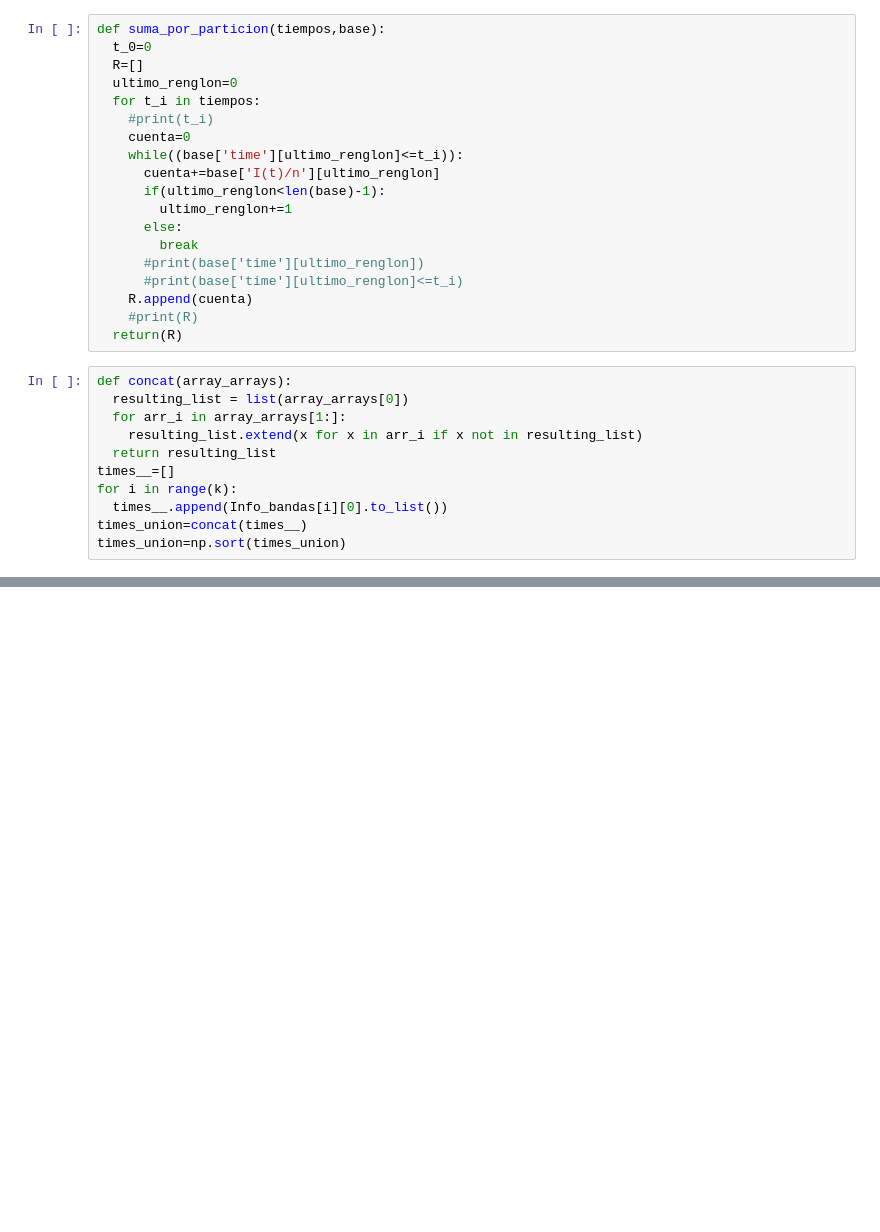
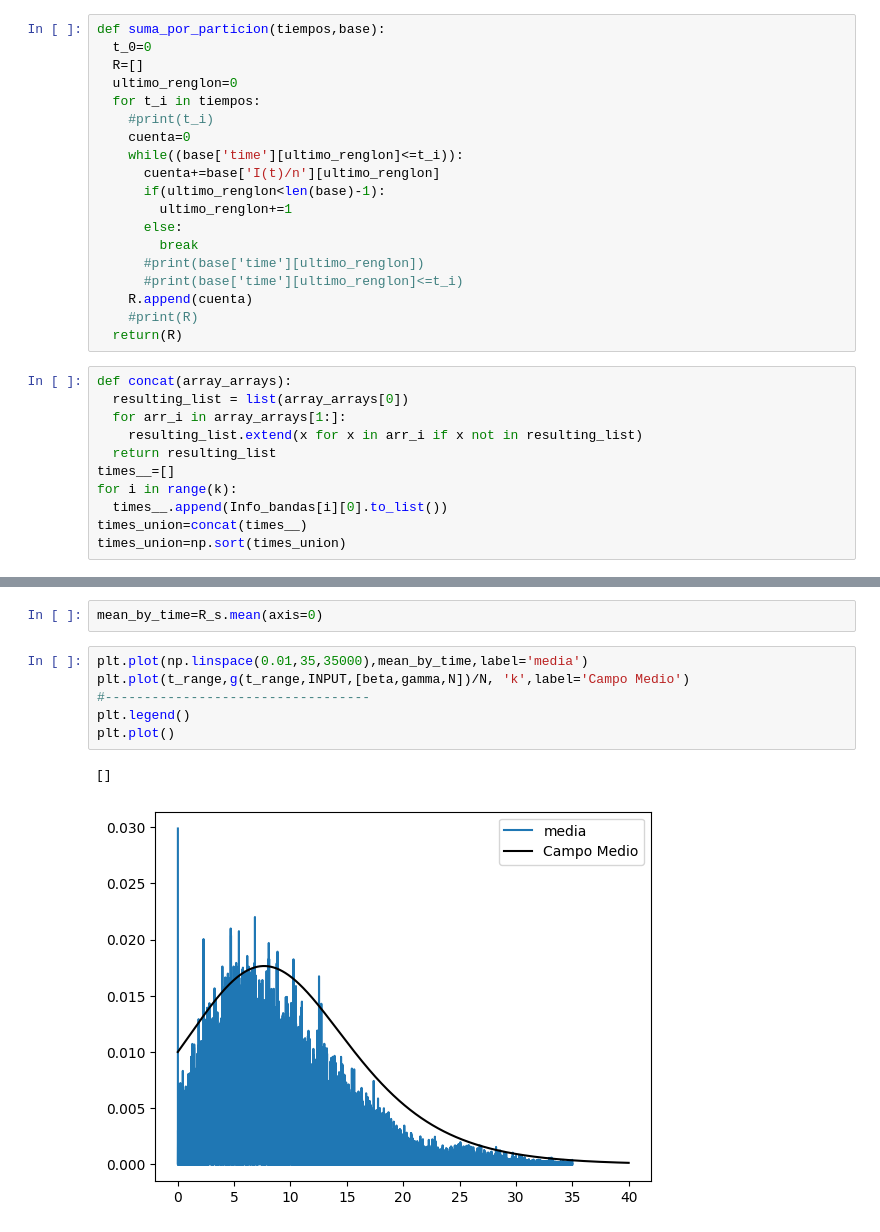
Before and after one commit to JairEsc/Mat_Apl_2, a Jupyter notebook: T_bandas_simulaciones.ipynb, the cells around one changed output, grey strips where cells are left out. Drawn from its saved outputs; the diff is of its cells as text; blank space fills up the shorter version.

```diff
--- a/T_bandas_simulaciones.ipynb
+++ b/T_bandas_simulaciones.ipynb
@@ -133,0 +128,11 @@ mean_by_time
+# %%
+mean_by_time=R_s.mean(axis=0)
+# %%
+plt.plot(np.linspace(0.01,35,35000),mean_by_time,label='media')
+plt.plot(t_range,g(t_range,INPUT,[beta,gamma,N])/N, 'k',label='Campo Medio')
+#----------------------------------
+plt.legend()
+plt.plot()
+# %% [output]
+[]
+[figure, added]
```
Also changed, not shown: parts of 5 cells of this notebook.
